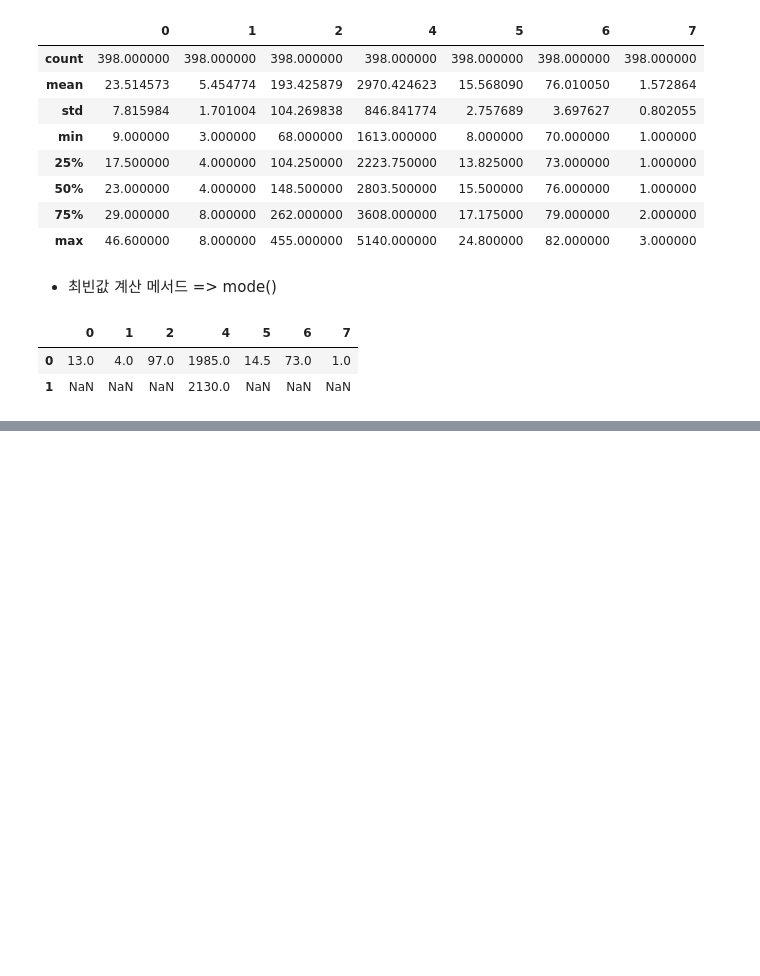
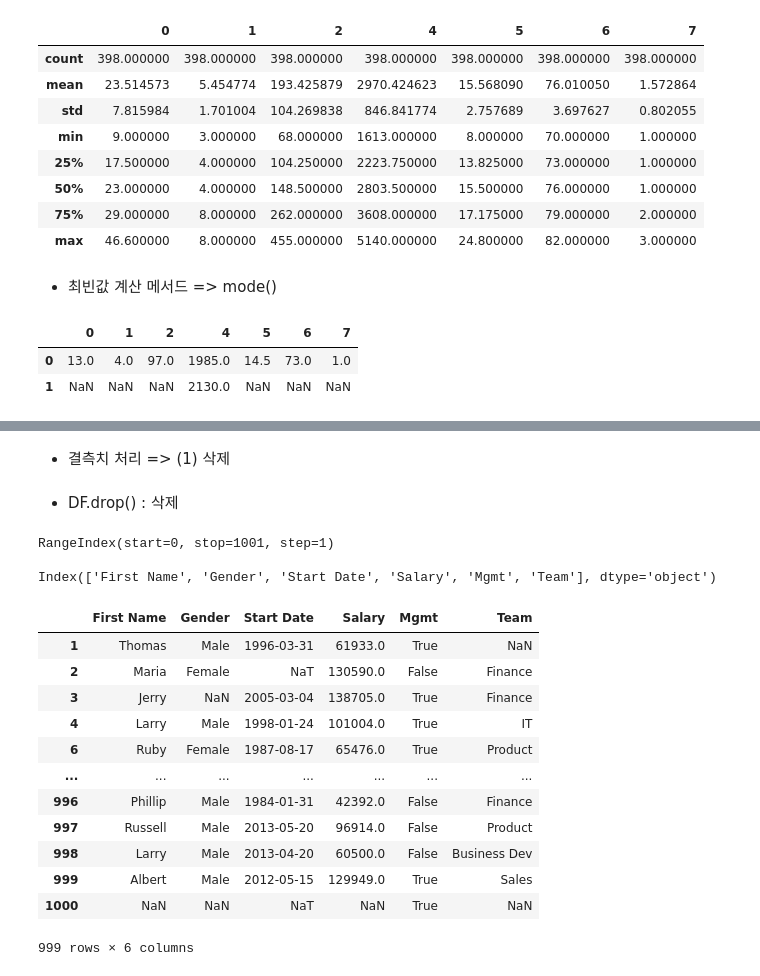
Before and after one commit to Schubert3275/KDT-Pandas_Study, a Jupyter notebook: DAY_04/ex_mpg.ipynb, the cells around one changed output, grey strips where cells are left out. Saved outputs shown, nothing was run; the diff lists cells and outputs as text; code cells hidden in the pictures; blank space fills up the shorter version.

```diff
--- a/DAY_04/ex_mpg.ipynb
+++ b/DAY_04/ex_mpg.ipynb
@@ -162,0 +519,27 @@ mpgDF.mode(numeric_only=True)
+# %% [markdown]
+- 결측치 처리 => (1) 삭제
+# %% [markdown]
+- DF.drop() : 삭제
+# %%
+print(empDF.index, empDF.columns, sep='\n\n')
+# %% [output]
+RangeIndex(start=0, stop=1001, step=1)
+
+Index(['First Name', 'Gender', 'Start Date', 'Salary', 'Mgmt', 'Team'], dtype='object')
+# %%
+# 0, 5번 행 삭제 => inplace 파라미터 존재함으로 원본 삭제 안됨!
+empDF.drop([0, 5])
+# %% [output]
+|  | First Name | Gender | Start Date | Salary | Mgmt | Team |
+| 1 | Thomas | Male | 1996-03-31 | 61933.0 | True | NaN |
+| 2 | Maria | Female | NaT | 130590.0 | False | Finance |
+| 3 | Jerry | NaN | 2005-03-04 | 138705.0 | True | Finance |
+| 4 | Larry | Male | 1998-01-24 | 101004.0 | True | IT |
+| 6 | Ruby | Female | 1987-08-17 | 65476.0 | True | Product |
+| ... | ... | ... | ... | ... | ... | ... |
+| 996 | Phillip | Male | 1984-01-31 | 42392.0 | False | Finance |
+| 997 | Russell | Male | 2013-05-20 | 96914.0 | False | Product |
+| 998 | Larry | Male | 2013-04-20 | 60500.0 | False | Business Dev |
+| 999 | Albert | Male | 2012-05-15 | 129949.0 | True | Sales |
+| 1000 | NaN | NaN | NaT | NaN | True | NaN |
+999 rows × 6 columns
```
Also changed, not shown: parts of 50 cells of this notebook.
